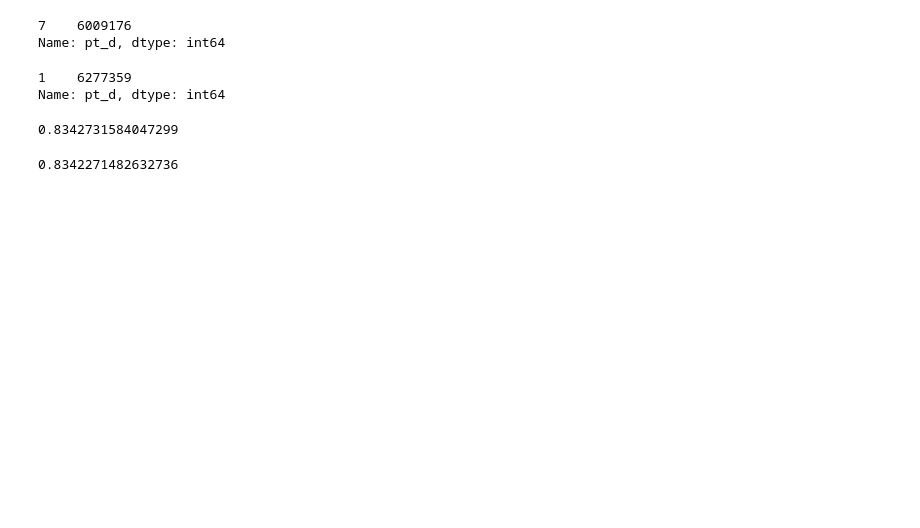
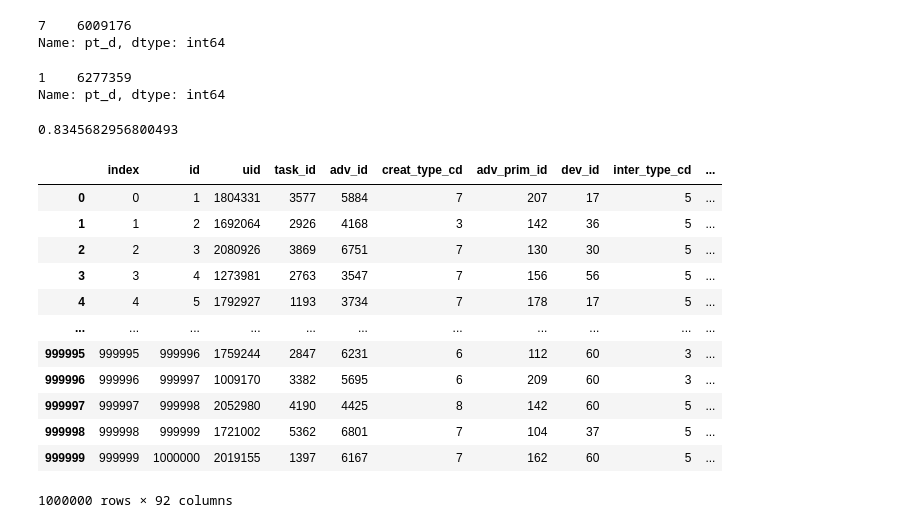
Before and after one commit to ElMaxuno/digix-comp, a Jupyter notebook: fit_predict.ipynb, the cells around one changed output. Saved outputs shown, nothing was run; the diff lists cells and outputs as text; code cells hidden in the pictures; blank space fills up the shorter version.

```diff
--- a/fit_predict.ipynb
+++ b/fit_predict.ipynb
@@ -447,12 +512,13 @@ FEATS = ['uid_t','task_id_t','adv_id_t','creat_type_cd_t','adv_prim_id_t','dev_i
          'device_size_task_id_targ_mean_sumed', 'career_task_id_targ_mean_sumed','gender_task_id_targ_mean_sumed',
          'communication_onlinerate_task_id_targ_mean_sumed',
        'communication_avgonline_30d_task_id_targ_mean_sumed',
-       'indu_name_task_id_targ_mean_sumed','uid','task_id','adv_id','creat_type_cd','adv_prim_id','dev_id','slot_id','spread_app_id','indu_name'
-
+       'indu_name_task_id_targ_mean_sumed','uid','task_id','adv_id','creat_type_cd','adv_prim_id','dev_id','slot_id','spread_app_id','indu_name',
+         'daily_ts'
         ]
 PARAMS = {  'learning_rate':0.05, 'max_depth': -1,
         'n_estimators': 200,
-        'num_leaves': 250,'objective': 'binary', 'n_jobs': -1,'boost_from_average': False}
+        'num_leaves': 250,'objective': 'binary', 'n_jobs': -1,'boost_from_average': False,'bagging_fraction': 0.5,
+         'feature_fraction': 0.8,}
 
 
 train_downded = negative_downsample(train_df[6277359:35897957],'label')
@@ -461,41 +527,31 @@ aa = lgb.train(PARAMS,train_data)
 preds = aa.predict(train_df[35897957:].drop('label',axis=1)[FEATS])
 roc_auc_score(train_df[35897957:].label,preds)
 # %% [output]
-0.8342731584047299
+0.8345682956800493
-# %%
-FEATS = ['uid_t','task_id_t','adv_id_t','creat_type_cd_t','adv_prim_id_t','dev_id_t','slot_id_t','spread_app_id_t','indu_name_t','age','uid_task_id_ptd','uid_adv_prim_id_ptd',
-        'uid_task_id_ptd','uid_adv_id_ptd_rng','uid_slot_id_ptd_rng','uid_spread_app_id_ptd_rng','his_app_size','app_first_class','gender',
-        'career','device_name','uid_targ_mean','task_id_targ_mean','adv_id_targ_mean','uid_targ_mean_sumed_x',
-        'task_id_targ_mean_sumed_x','uid_task_id_targ_mean_sumed','uid_adv_id_targ_mean_sumed','uid_targ_sum_sumed','task_id_targ_sum_sumed'
-         ,'career_age_gender_task_id_targ_mean_sumed', 'uid_ptd_rng','app_first_class','consume_purchase','up_membership_grade','up_life_duration',
-        'list_time','uid_cumcount','uid_task_id_cumcount','uid_spread_app_id_cumcount','uid_cumcount_task_id_targ_mean_sumed','age_task_id_targ_mean_sumed',
-         'city_task_id_targ_mean_sumed', 'city_rank_task_id_targ_mean_sumed','device_name_task_id_targ_mean_sumed',
-         'device_size_task_id_targ_mean_sumed', 'career_task_id_targ_mean_sumed','gender_task_id_targ_mean_sumed',
-         'communication_onlinerate_task_id_targ_mean_sumed',
-       'communication_avgonline_30d_task_id_targ_mean_sumed',
-       'indu_name_task_id_targ_mean_sumed','uid','task_id','adv_id','creat_type_cd','adv_prim_id'
-
-        ]
-PARAMS = {  'learning_rate':0.05, 'max_depth': -1,
-        'n_estimators': 200,
-        'num_leaves': 250,'objective': 'binary', 'n_jobs': -1,'boost_from_average': False}
-
-
-train_downded = negative_downsample(train_df[6277359:35897957],'label')
-train_data = lgb.Dataset(train_downded.drop('label',axis=1)[FEATS], label=train_downded.label, free_raw_data=True)
-aa = lgb.train(PARAMS,train_data)
-preds = aa.predict(train_df[35897957:].drop('label',axis=1)[FEATS])
-roc_auc_score(train_df[35897957:].label,preds)
-# %% [output]
-0.8342271482632736
 # %%
 
 
 
-train_downded = negative_downsample(train_m[6277359:],'label')
+train_downded = negative_downsample(train_df[6277359:],'label')
 train_data = lgb.Dataset(train_downded.drop('label',axis=1)[FEATS], label=train_downded.label, free_raw_data=True)
 aa = lgb.train(PARAMS,train_data)
-preds = aa.predict(test_m[FEATS])
+preds = aa.predict(test_df[FEATS])
 # %%
 test_df['probability']= preds
+# %%
+test_df
+# %% [output]
+|  | index | id | uid | task_id | adv_id | creat_type_cd | adv_prim_id | dev_id | inter_type_cd | ... |
+| 0 | 0 | 1 | 1804331 | 3577 | 5884 | 7 | 207 | 17 | 5 | ... |
+| 1 | 1 | 2 | 1692064 | 2926 | 4168 | 3 | 142 | 36 | 5 | ... |
+| 2 | 2 | 3 | 2080926 | 3869 | 6751 | 7 | 130 | 30 | 5 | ... |
+| 3 | 3 | 4 | 1273981 | 2763 | 3547 | 7 | 156 | 56 | 5 | ... |
+| 4 | 4 | 5 | 1792927 | 1193 | 3734 | 7 | 178 | 17 | 5 | ... |
+| ... | ... | ... | ... | ... | ... | ... | ... | ... | ... | ... |
+| 999995 | 999995 | 999996 | 1759244 | 2847 | 6231 | 6 | 112 | 60 | 3 | ... |
+| 999996 | 999996 | 999997 | 1009170 | 3382 | 5695 | 6 | 209 | 60 | 3 | ... |
+| 999997 | 999997 | 999998 | 2052980 | 4190 | 4425 | 8 | 142 | 60 | 5 | ... |
+| 999998 | 999998 | 999999 | 1721002 | 5362 | 6801 | 7 | 104 | 37 | 5 | ... |
+| 999999 | 999999 | 1000000 | 2019155 | 1397 | 6167 | 7 | 162 | 60 | 5 | ... |
+1000000 rows × 92 columns
 # %%
```
Also changed, not shown: parts of 9 cells of this notebook.
